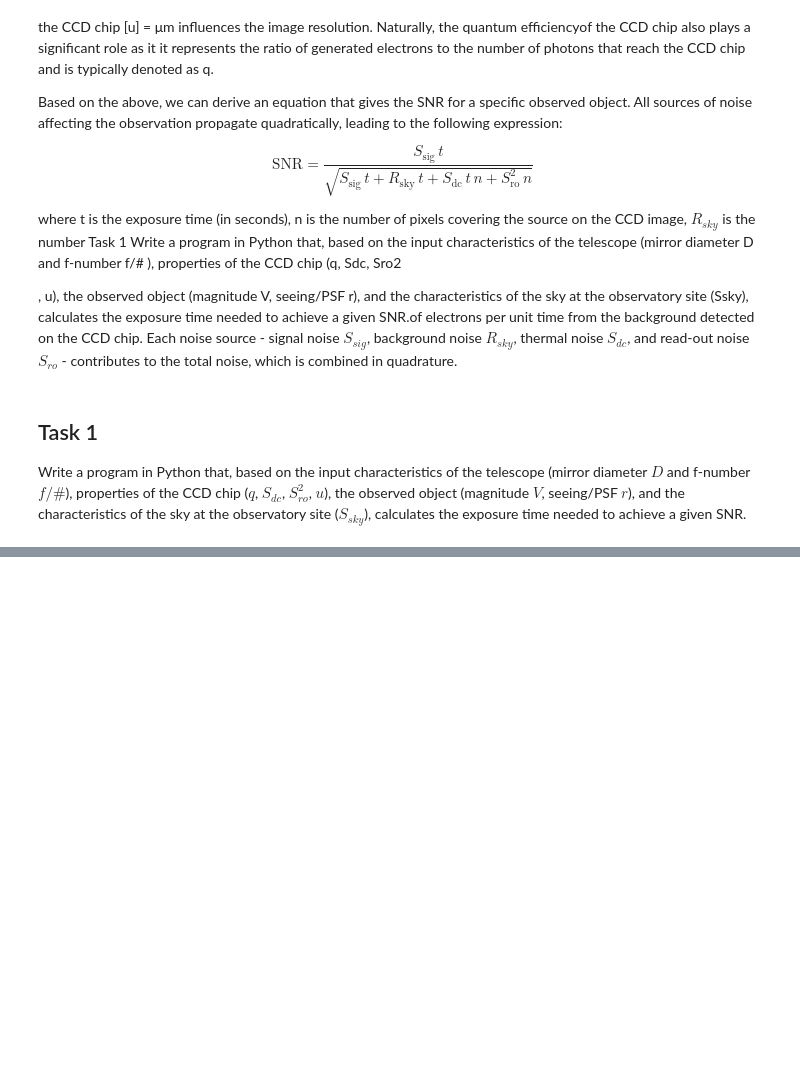
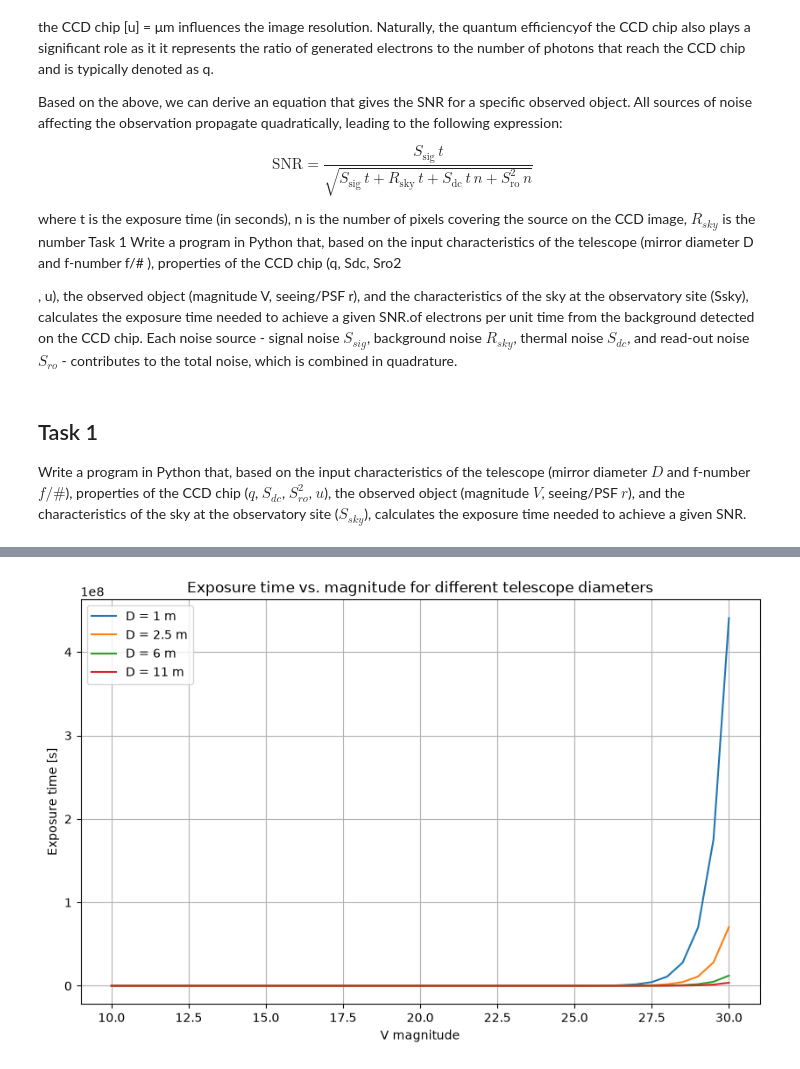
Before and after one commit to Natalia985/Third-semester-MASS, a Jupyter notebook: Astrophysical_Techniques/HW3_Exposure-Time.ipynb, the cells around one changed output, grey strips where cells are left out. Cells and saved outputs as stored; diff of their text form; code cells hidden in the pictures; blank space fills up the shorter version.

```diff
--- a/Astrophysical_Techniques/HW3_Exposure-Time.ipynb
+++ b/Astrophysical_Techniques/HW3_Exposure-Time.ipynb
@@ -116,0 +214,27 @@ Calculate the exposure time for the Andromeda Galaxy (M31) to be observed with t
+# %%
+# Plot exposure time versus magnitude for different telescope diameters
+magnitude_values = np.arange(10, 30.5, 0.5)
+diameter_values = [1, 2.5, 6, 11]
+
+plt.figure(figsize=(10, 6))
+
+for D_value in diameter_values:
+    t_values = []
+
+    for V_value in magnitude_values:
+        t = get_point_source_exposure_time(
+            D_value, f_num, S_ro_sq, u, q, S_dc,
+            r_default, SNR_default, V_value, B_sky
+        )
+        t_values.append(t)
+
+    plt.plot(magnitude_values, t_values, label=f"D = {D_value} m")
+
+plt.xlabel("V magnitude")
+plt.ylabel("Exposure time [s]")
+plt.title("Exposure time vs. magnitude for different telescope diameters")
+plt.legend()
+plt.grid()
+plt.show()
+# %% [output]
+[figure, added]
```
Also changed, not shown: parts of 10 cells of this notebook.
